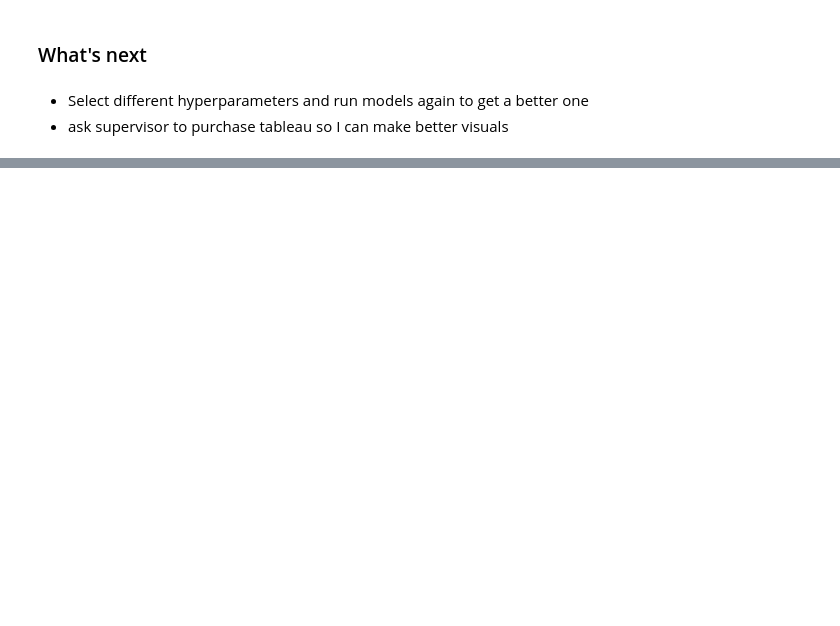
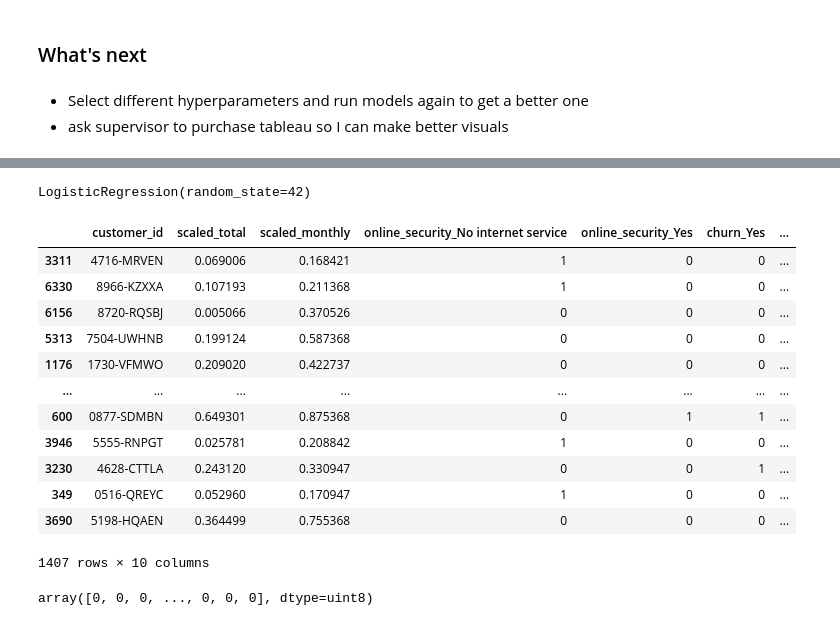
Before and after one commit to wherrickjr/classification_project, a Jupyter notebook: final_classification.ipynb, the cells around one changed output, grey strips where cells are left out. Cells and saved outputs as stored; diff of their text form; code cells hidden in the pictures; blank space fills up the shorter version.

```diff
--- a/final_classification.ipynb
+++ b/final_classification.ipynb
@@ -432,3 +456,7 @@ weighted avg       0.76      0.77      0.76      1688
 # %% [markdown]
 * Select different hyperparameters and run models again to get a better one
 * ask supervisor to purchase tableau so I can make better visuals
+# %%
+telco = acquire.get_telco_data()
+telco = prepare.prep_classification_project_pred(telco)
+telco.head()
@@ -434,0 +470,3 @@ weighted avg       0.76      0.77      0.76      1688
+# %%
+train, test = train_test_split(telco, test_size=.2, random_state=123, stratify=telco.churn_Yes)
+train, validate = train_test_split(train, test_size=.3, random_state=123, stratify=train.churn_Yes)
@@ -434,0 +482,21 @@ weighted avg       0.76      0.77      0.76      1688
+# %%
+logit = LogisticRegression(random_state= 42)
+logit.fit(x_train, y_train)
+# %% [output]
+LogisticRegression(random_state=42)
+# %%
+test
+# %% [output]
+|  | customer_id | scaled_total | scaled_monthly | online_security_No internet service | online_security_Yes | churn_Yes | ... |
+| 3311 | 4716-MRVEN | 0.069006 | 0.168421 | 1 | 0 | 0 | ... |
+| 6330 | 8966-KZXXA | 0.107193 | 0.211368 | 1 | 0 | 0 | ... |
+| 6156 | 8720-RQSBJ | 0.005066 | 0.370526 | 0 | 0 | 0 | ... |
+| 5313 | 7504-UWHNB | 0.199124 | 0.587368 | 0 | 0 | 0 | ... |
+| 1176 | 1730-VFMWO | 0.209020 | 0.422737 | 0 | 0 | 0 | ... |
+| ... | ... | ... | ... | ... | ... | ... | ... |
+| 600 | 0877-SDMBN | 0.649301 | 0.875368 | 0 | 1 | 1 | ... |
+| 3946 | 5555-RNPGT | 0.025781 | 0.208842 | 1 | 0 | 0 | ... |
+| 3230 | 4628-CTTLA | 0.243120 | 0.330947 | 0 | 0 | 1 | ... |
+| 349 | 0516-QREYC | 0.052960 | 0.170947 | 1 | 0 | 0 | ... |
+| 3690 | 5198-HQAEN | 0.364499 | 0.755368 | 0 | 0 | 0 | ... |
+1407 rows × 10 columns
@@ -434,0 +505,4 @@ weighted avg       0.76      0.77      0.76      1688
+# %%
+y_pred
+# %% [output]
+array([0, 0, 0, ..., 0, 0, 0], dtype=uint8)
```
Also changed, not shown: parts of 20 cells of this notebook, 5 other files.
